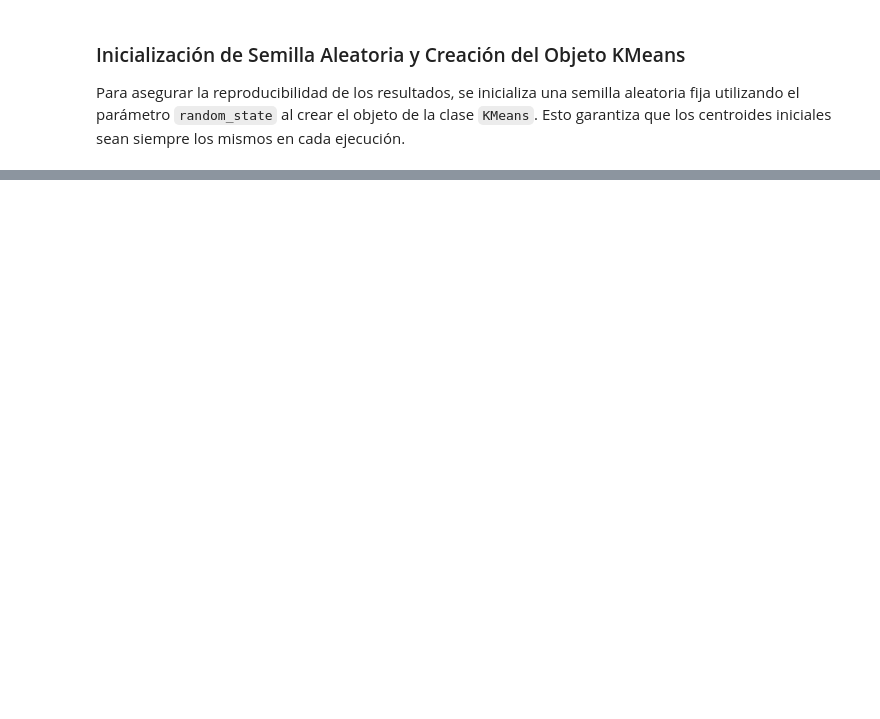
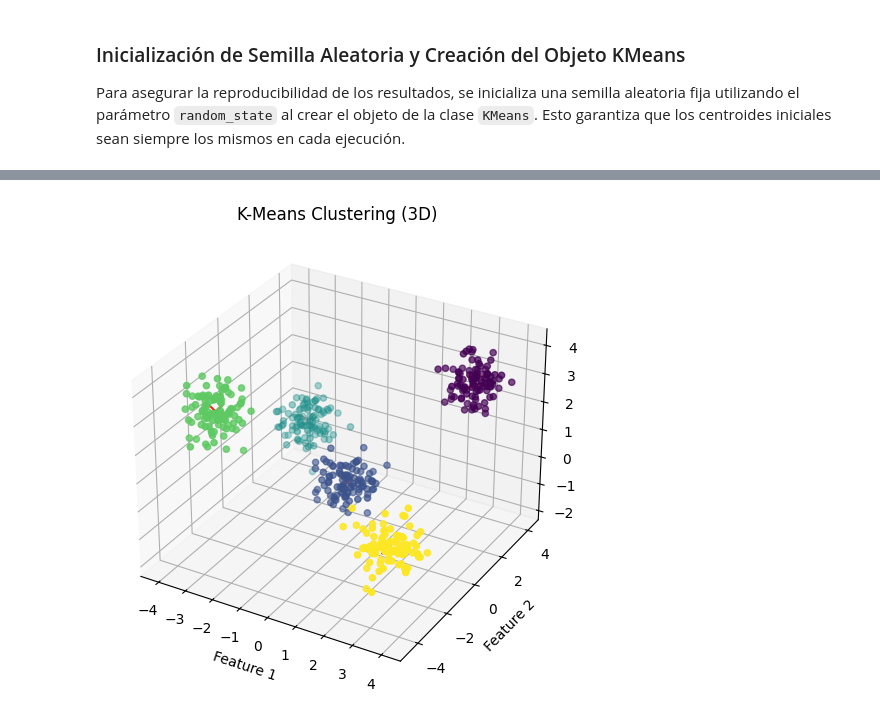
Before and after one commit to Daniel-PosadaPUJ/Proyecto1_ALC, a Jupyter notebook: notebooks/kmeans_punto1.ipynb, the cells around one changed output, grey strips where cells are left out. Saved outputs shown, nothing was run; the diff lists cells and outputs as text; code cells hidden in the pictures; blank space fills up the shorter version.

```diff
--- a/notebooks/kmeans_punto1.ipynb
+++ b/notebooks/kmeans_punto1.ipynb
@@ -204,0 +231,5 @@ kmeans3d.fit(data_3d_to_fit)
+# %%
+# Visualización de los clusters en 3D
+plot_kmeans_clusters(data_3d_to_fit, kmeans3d)
+# %% [output]
+[figure, added]
```
Also changed, not shown: parts of 8 cells of this notebook.
